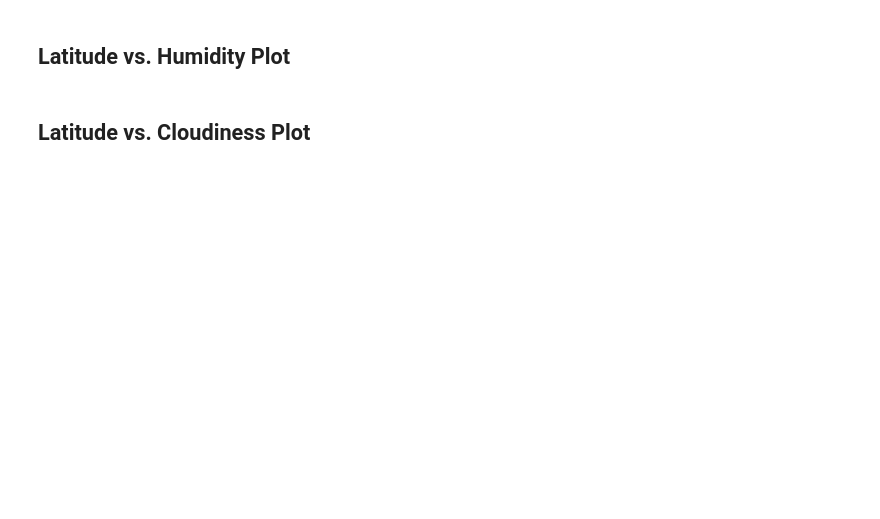
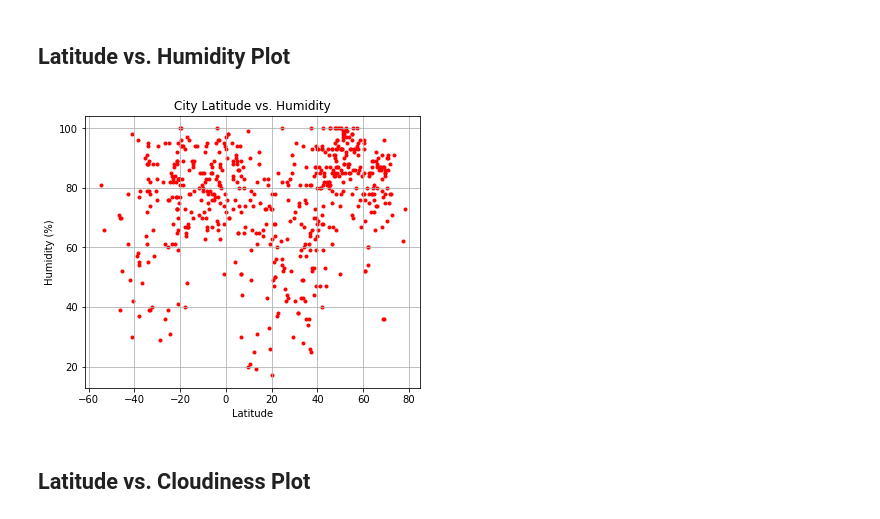
Before and after one commit to Mvhaynes/APIs, a Jupyter notebook: starter_code/WeatherPy.ipynb, the cells around one changed output. Drawn from its saved outputs; the diff is of its cells as text; code cells hidden in the pictures; blank space fills up the shorter version.

```diff
--- a/starter_code/WeatherPy.ipynb
+++ b/starter_code/WeatherPy.ipynb
@@ -202,4 +222,22 @@ No cities have a humidity > 100%
 # %% [markdown]
 ## Latitude vs. Humidity Plot
+# %%
+# Get humidity data
+humidity = numerical_df['Humidity']
+
+# Plot
+fig, ax = plt.subplots(figsize=(6,5))
+plt.scatter(latitude, humidity, marker='.', color='red')
+plt.title('City Latitude vs. Humidity')
+plt.xlabel('Latitude')
+plt.ylabel('Humidity (%)')
+plt.grid(True)
+
+# Save as png
+plt.savefig('../output_data/lat_humid.png', format='png')
+
+plt.show()
+# %% [output]
+[figure, added]
 # %% [markdown]
 ## Latitude vs. Cloudiness Plot
```
Also changed, not shown: parts of 13 cells of this notebook, 8 other files.
